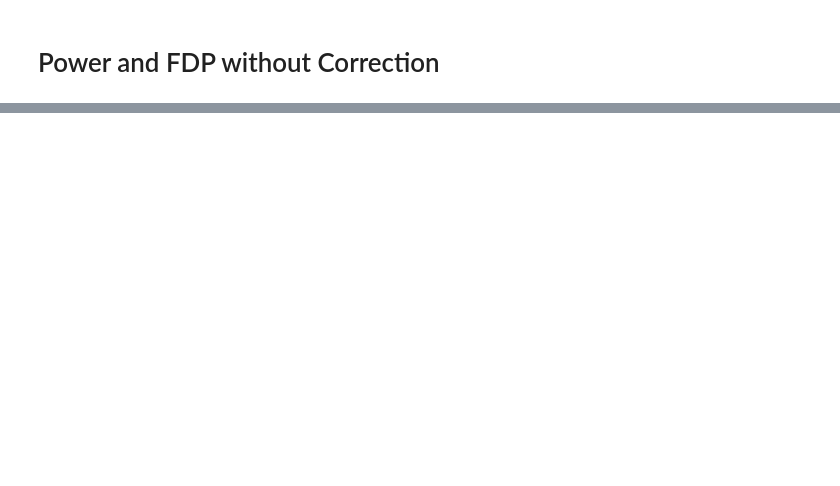
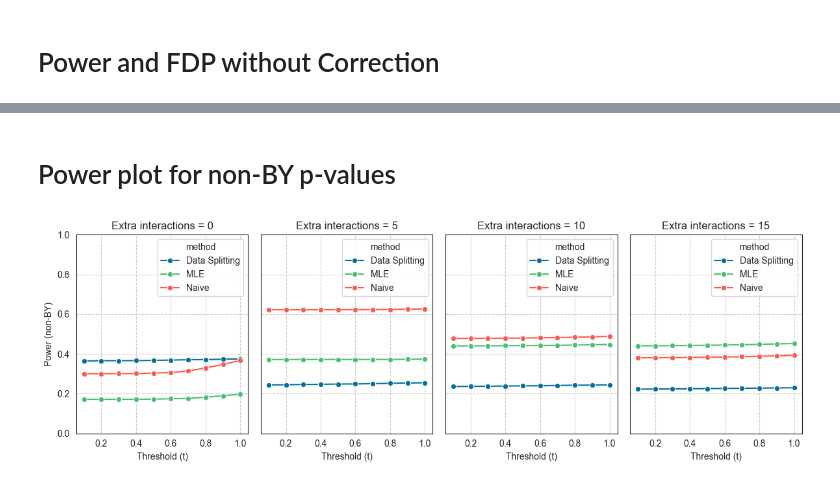
Before and after one commit to yiling-h/SI-Interaction, a Jupyter notebook: selectinf/Simulation/H1/Results/vary_sparsity/plotting_sparsity.ipynb, the cells around one changed output, grey strips where cells are left out. Saved outputs shown, nothing was run; the diff lists cells and outputs as text; code cells hidden in the pictures; blank space fills up the shorter version.

```diff
--- a/selectinf/Simulation/H1/Results/vary_sparsity/plotting_sparsity.ipynb
+++ b/selectinf/Simulation/H1/Results/vary_sparsity/plotting_sparsity.ipynb
@@ -385,0 +475,6 @@ Text(0, 0.5, 'FDP')
+# %% [markdown]
+# Power plot for non-BY p-values
+# %%
+power_plot(target_dict=target_dict_full, pval_key="pval", parameter_name="Extra interactions", operator=ge, ylim = 1)
+# %% [output]
+[figure, added]
```
Also changed, not shown: parts of 26 cells of this notebook, 16 other files.
